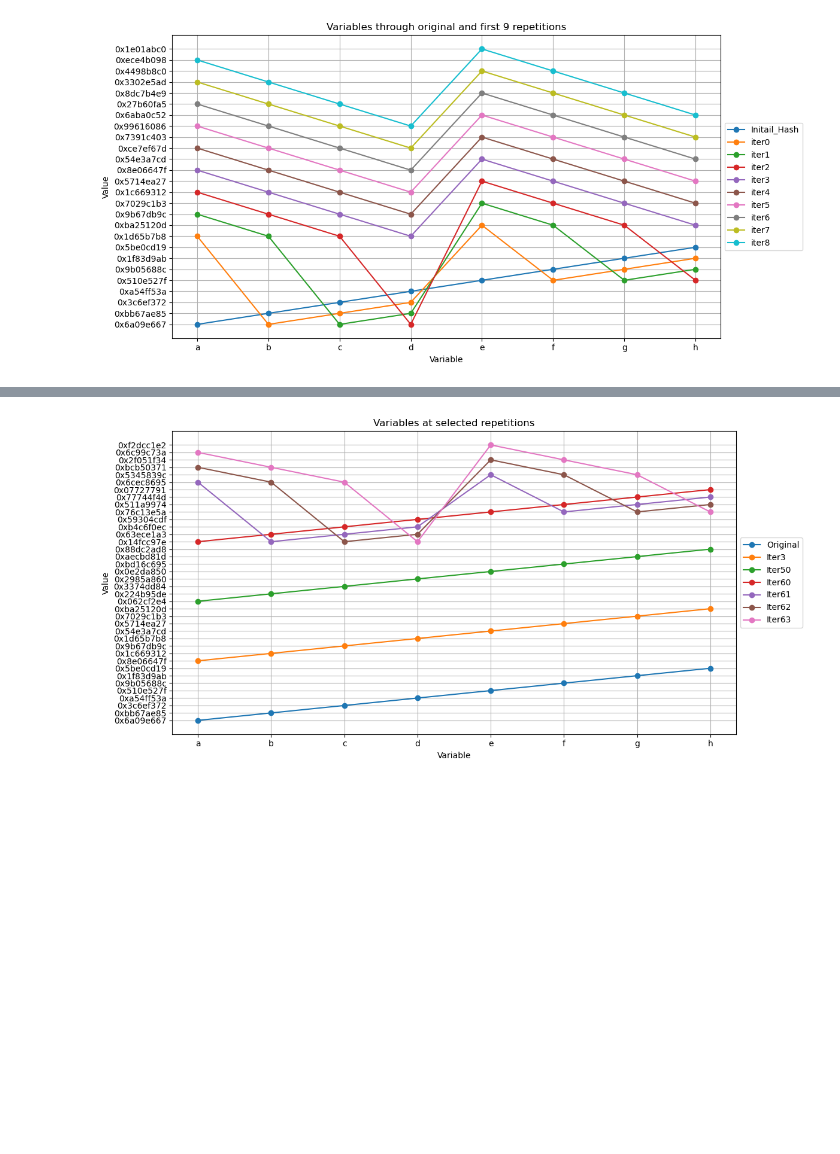
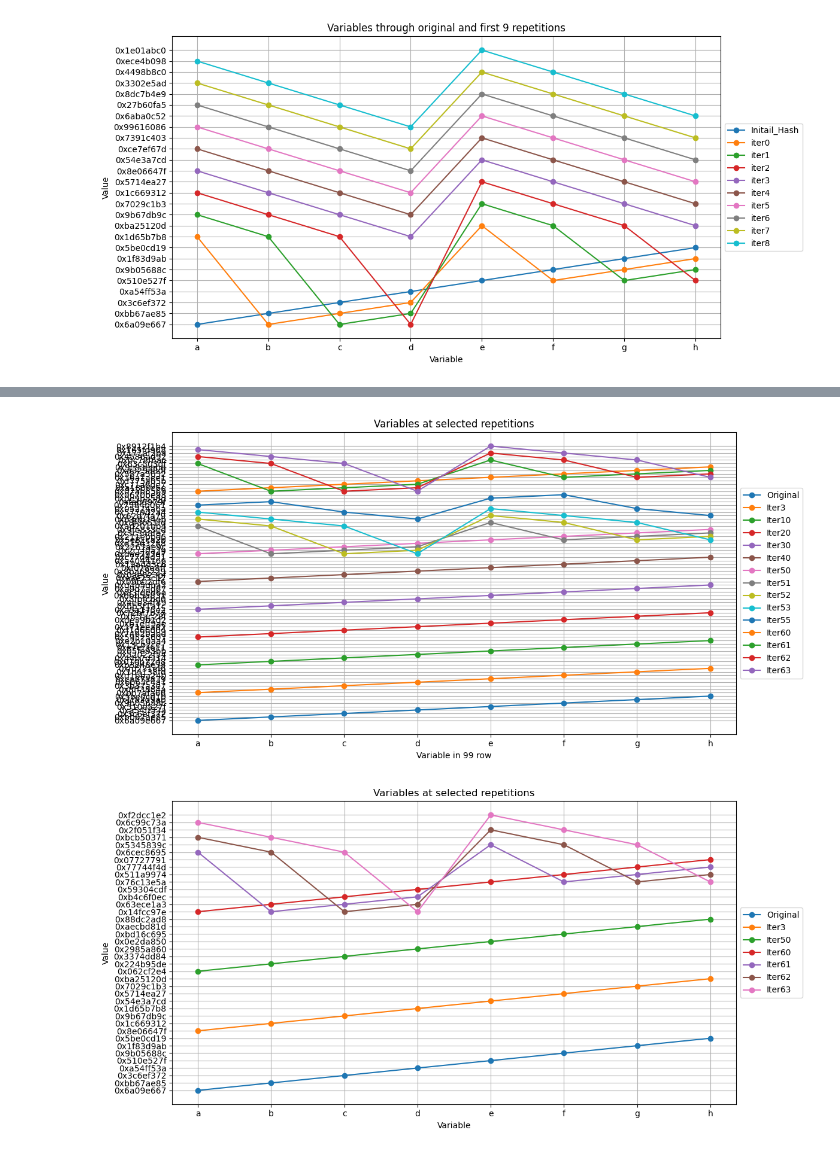
Before and after one commit to alphaka27/Diffusion_HASH_inverse, a Jupyter notebook: src/diffusion_hash_inv/analyze/SHA256_Research.ipynb, the cells around one changed output, grey strips where cells are left out. Saved outputs shown, nothing was run; the diff lists cells and outputs as text; code cells hidden in the pictures; blank space fills up the shorter version.

```diff
--- a/src/diffusion_hash_inv/analyze/SHA256_Research.ipynb
+++ b/src/diffusion_hash_inv/analyze/SHA256_Research.ipynb
@@ -450,3 +499,33 @@ plt.show()
+# %%
+# 99th row
+import matplotlib.pyplot as plt
+row = 99
+variables = ['a','b','c','d','e','f','g','h']
+
+# 그리고 싶은 반복만 선택
+selected_repeats = [3, 10, 20, 30, 40, 50, 51, 52, 53, 55, 60, 61, 62, 63]
+
+plt.figure(figsize=(12,6))
+
+# Original 값 먼저 그림
+row_values = df.iloc[row][variables].values
+plt.plot(variables, row_values, marker='o', label='Original')
+
+# 선택한 반복만 그림
+for r in selected_repeats:
+    repeat_vars = [f'I{r}_{v}' for v in variables]  # r 반복 후 변수 이름
+    row_values = df.iloc[row][repeat_vars].values
+    plt.plot(variables, row_values, marker='o', label=f'Iter{r}')
+
+plt.xlabel(f'Variable in {row} row')
+plt.ylabel('Value')
+plt.title('Variables at selected repetitions')
+plt.grid(True)
+plt.legend(loc='center left', bbox_to_anchor=(1, 0.5))
+plt.tight_layout()
+plt.show()
+# %% [output]
+[figure, added]
 # %%
 # 1st row
 import matplotlib.pyplot as plt
```
Also changed, not shown: parts of 7 cells of this notebook, 41 other files.
